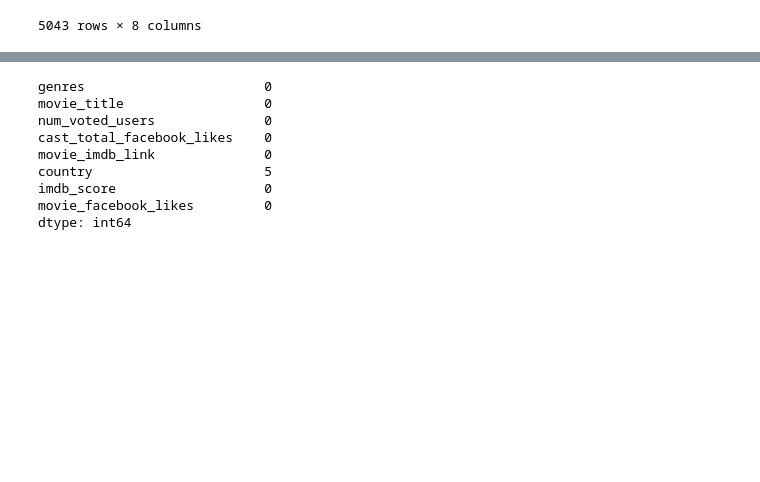
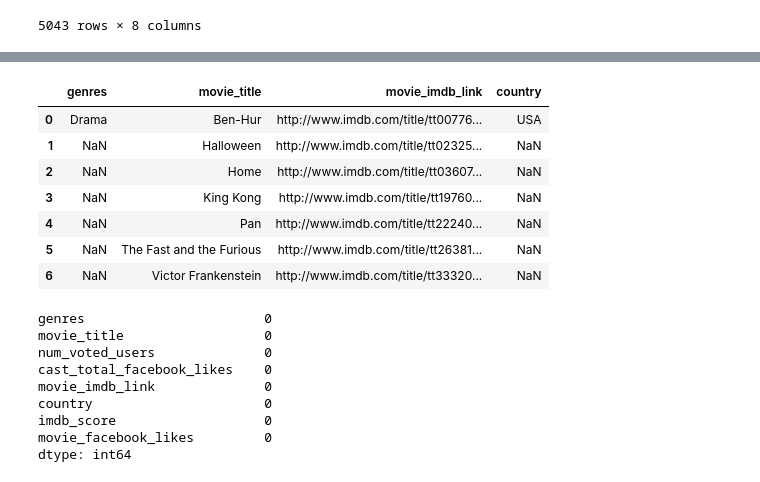
Before and after one commit to priteshsuthar247/Application-Development-Framework, a Jupyter notebook: 04.ipynb, the cells around one changed output, grey strips where cells are left out. Cells and saved outputs as stored; diff of their text form; code cells hidden in the pictures; blank space fills up the shorter version.

```diff
--- a/04.ipynb
+++ b/04.ipynb
@@ -112,3 +122,16 @@ col3mean
+# %%
+cleansedDataset.fillna(cleansedDataset.mean(numeric_only=True),inplace = True)
+cleansedDataset.fillna(cleansedDataset.select_dtypes('object').mode().iloc[0],inplace=True)
+cleansedDataset.select_dtypes('object').mode()
+# %% [output]
+|  | genres | movie_title | movie_imdb_link | country |
+| 0 | Drama | Ben-Hur | http://www.imdb.com/title/tt00776... | USA |
+| 1 | NaN | Halloween | http://www.imdb.com/title/tt02325... | NaN |
+| 2 | NaN | Home | http://www.imdb.com/title/tt03607... | NaN |
+| 3 | NaN | King Kong | http://www.imdb.com/title/tt19760... | NaN |
+| 4 | NaN | Pan | http://www.imdb.com/title/tt22240... | NaN |
+| 5 | NaN | The Fast and the Furious | http://www.imdb.com/title/tt26381... | NaN |
+| 6 | NaN | Victor Frankenstein | http://www.imdb.com/title/tt33320... | NaN |
 # %%
 cleansedDataset.isnull().sum()
 # %% [output]
@@ -117,7 +140,7 @@ movie_title                  0
 num_voted_users              0
 cast_total_facebook_likes    0
 movie_imdb_link              0
-country                      5
+country                      0
 imdb_score                   0
 movie_facebook_likes         0
 dtype: int64
```
Also changed, not shown: parts of 14 cells of this notebook.
